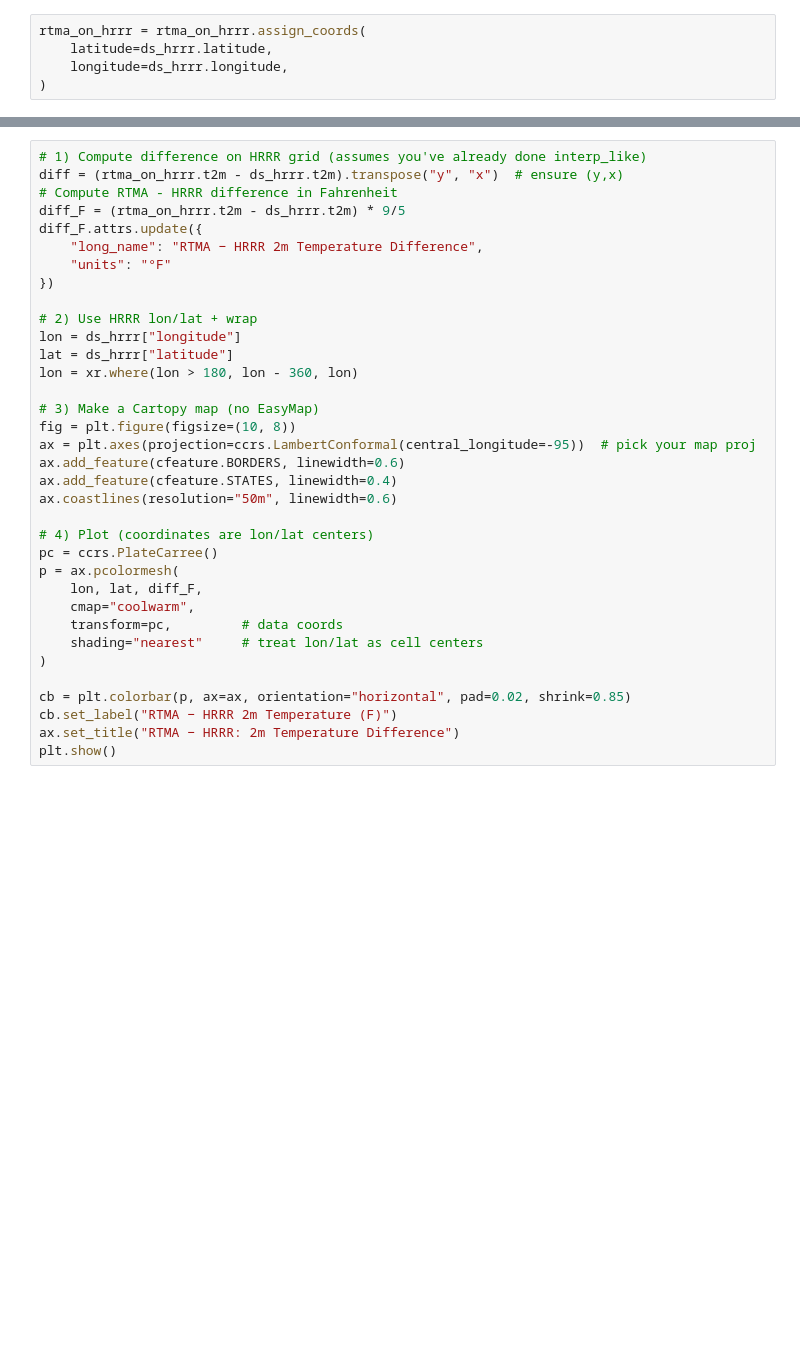
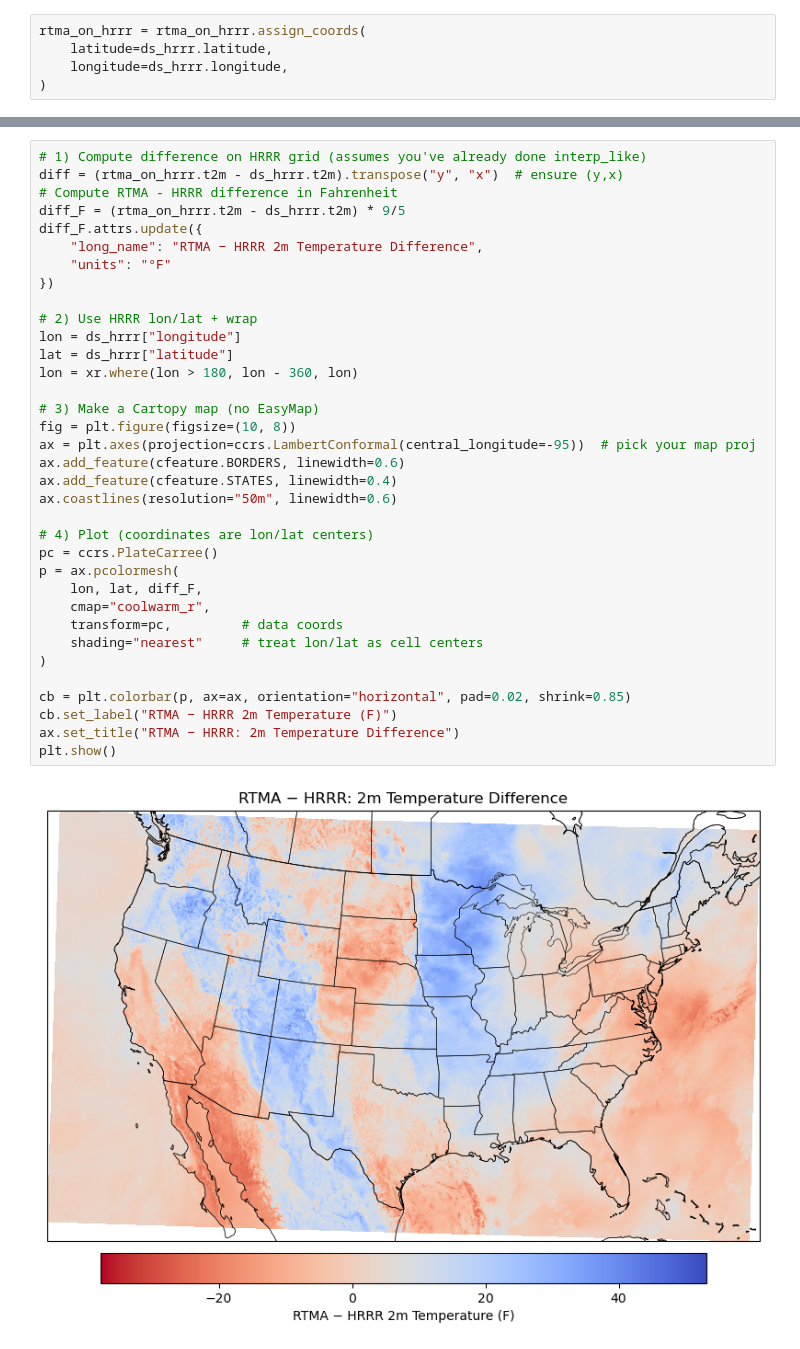
Before and after one commit to john-bn/DAG_ModelComparison, a Jupyter notebook: Comparator.ipynb, the cells around one changed output, grey strips where cells are left out. Cells and saved outputs as stored; diff of their text form; blank space fills up the shorter version.

```diff
--- a/Comparator.ipynb
+++ b/Comparator.ipynb
@@ -63,31 +147,33 @@ diff = (rtma_on_hrrr.t2m - ds_hrrr.t2m).transpose("y", "x")  # ensure (y,x)
 diff_F = (rtma_on_hrrr.t2m - ds_hrrr.t2m) * 9/5
 diff_F.attrs.update({
     "long_name": "RTMA − HRRR 2m Temperature Difference",
     "units": "°F"
 })
 
 # 2) Use HRRR lon/lat + wrap
 lon = ds_hrrr["longitude"]
 lat = ds_hrrr["latitude"]
 lon = xr.where(lon > 180, lon - 360, lon)
 
 # 3) Make a Cartopy map (no EasyMap)
 fig = plt.figure(figsize=(10, 8))
 ax = plt.axes(projection=ccrs.LambertConformal(central_longitude=-95))  # pick your map proj
 ax.add_feature(cfeature.BORDERS, linewidth=0.6)
 ax.add_feature(cfeature.STATES, linewidth=0.4)
 ax.coastlines(resolution="50m", linewidth=0.6)
 
 # 4) Plot (coordinates are lon/lat centers)
 pc = ccrs.PlateCarree()
 p = ax.pcolormesh(
     lon, lat, diff_F,
-    cmap="coolwarm",
+    cmap="coolwarm_r",
     transform=pc,         # data coords
     shading="nearest"     # treat lon/lat as cell centers
 )
 
 cb = plt.colorbar(p, ax=ax, orientation="horizontal", pad=0.02, shrink=0.85)
 cb.set_label("RTMA − HRRR 2m Temperature (F)")
 ax.set_title("RTMA − HRRR: 2m Temperature Difference")
 plt.show()
+# %% [output]
+[figure, added]
```
Also changed, not shown: parts of 8 cells of this notebook.
